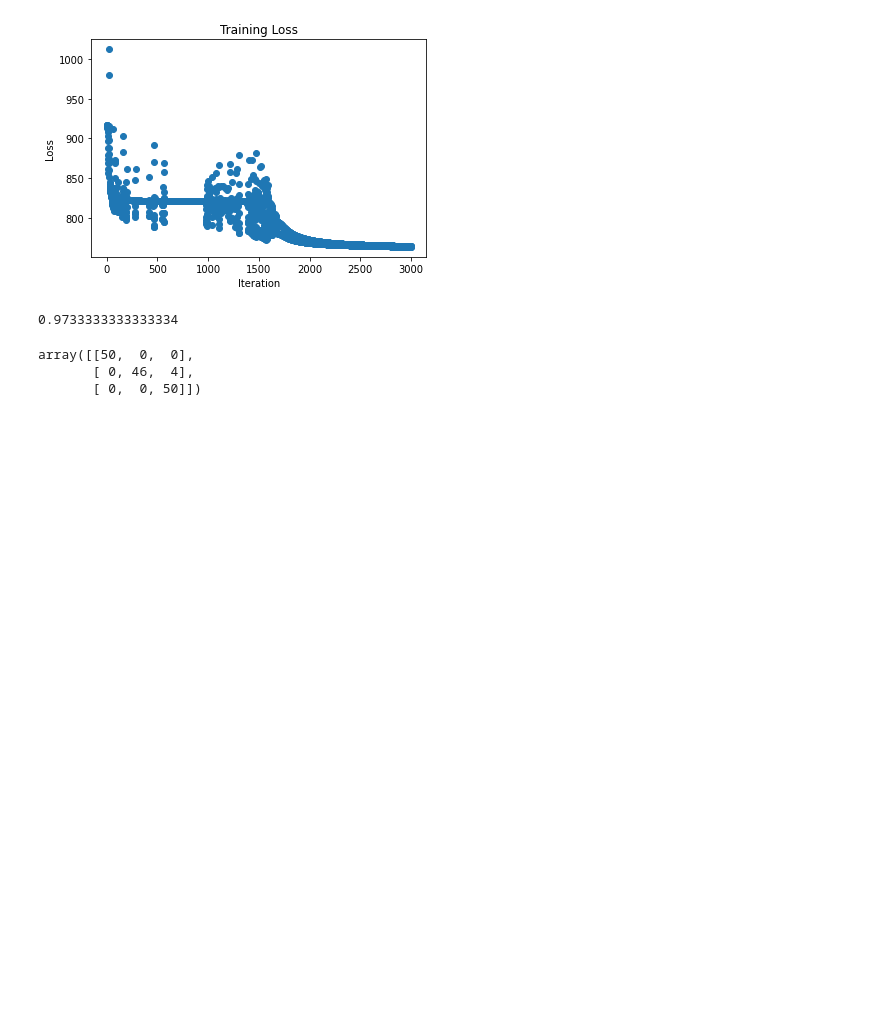
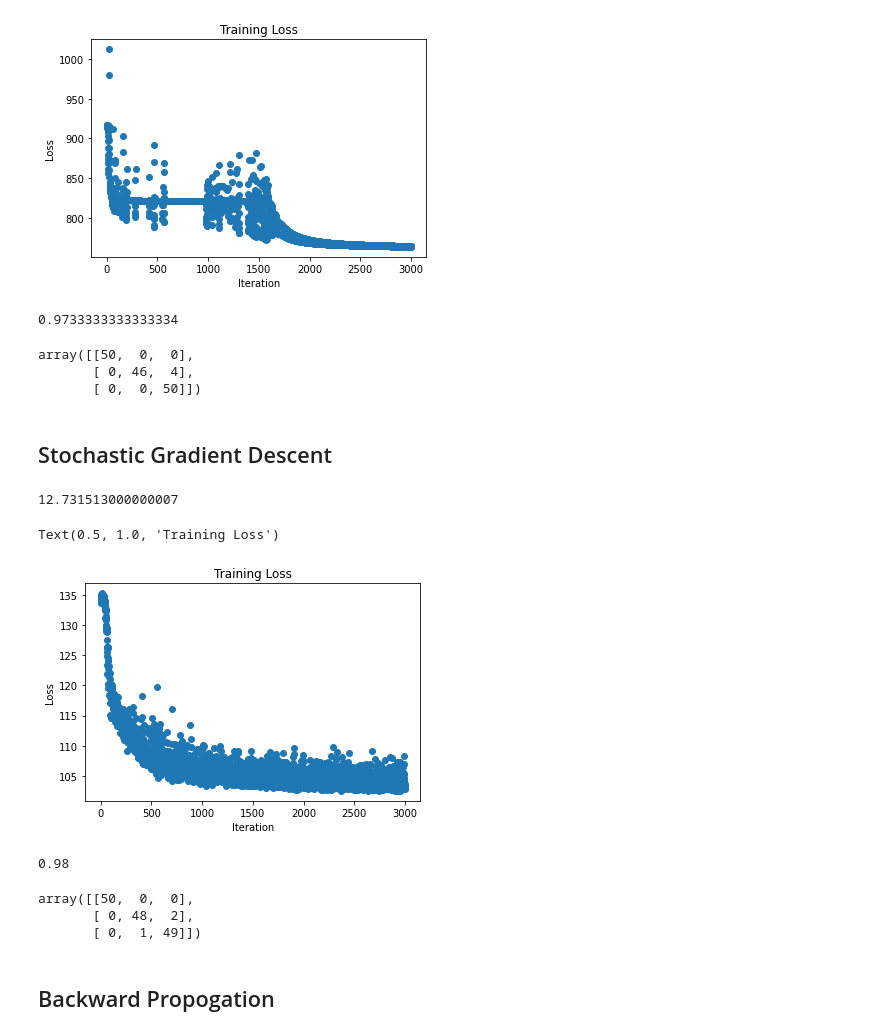
Before and after one commit to ywchiu/fubondl, a Jupyter notebook: Demo20201203.ipynb, the cells around one changed output. Cells and saved outputs as stored; diff of their text form; code cells hidden in the pictures; blank space fills up the shorter version.

```diff
--- a/Demo20201203.ipynb
+++ b/Demo20201203.ipynb
@@ -603,3 +603,5 @@ confusion_matrix(iris.target, predicted)
 array([[50,  0,  0],
        [ 0, 46,  4],
        [ 0,  0, 50]])
+# %% [markdown]
+## Stochastic Gradient Descent
@@ -605,0 +614,29 @@ array([[50,  0,  0],
+# %%
+net = ANN(input_size=4, hidden_size=5, output_size=3)
+
+epochs     = 3000
+lr         = 0.01
+batch_size = 30
+
+a = time.clock()
+train_loss = []
+for i in range(epochs):
+    idx = np.random.choice(iris.data.shape[0], batch_size)
+    x_batch   = iris.data[idx]
+    y_batch   = y[idx]
+    grad = net.numerical_gradient(x_batch,y_batch)
+    for key in ('W1', 'b1', 'W2', 'b2'):
+        net.params[key] = net.params[key] - lr * grad[key]
+    loss = net.loss(x_batch, y_batch)
+    train_loss.append(loss)
+time.clock() - a
+# %% [output]
+12.731513000000007
+# %%
+plt.scatter(range(0,3000),train_loss)
+plt.xlabel('Iteration')
+plt.ylabel('Loss')
+plt.title('Training Loss')
+# %% [output]
+Text(0.5, 1.0, 'Training Loss')
+[figure, added]
@@ -605,0 +645,12 @@ array([[50,  0,  0],
+# %%
+accuracy_score(iris.target, predicted)
+# %% [output]
+0.98
+# %%
+confusion_matrix(iris.target, predicted)
+# %% [output]
+array([[50,  0,  0],
+       [ 0, 48,  2],
+       [ 0,  1, 49]])
+# %% [markdown]
+## Backward Propogation
```
Also changed, not shown: parts of 46 cells of this notebook.
